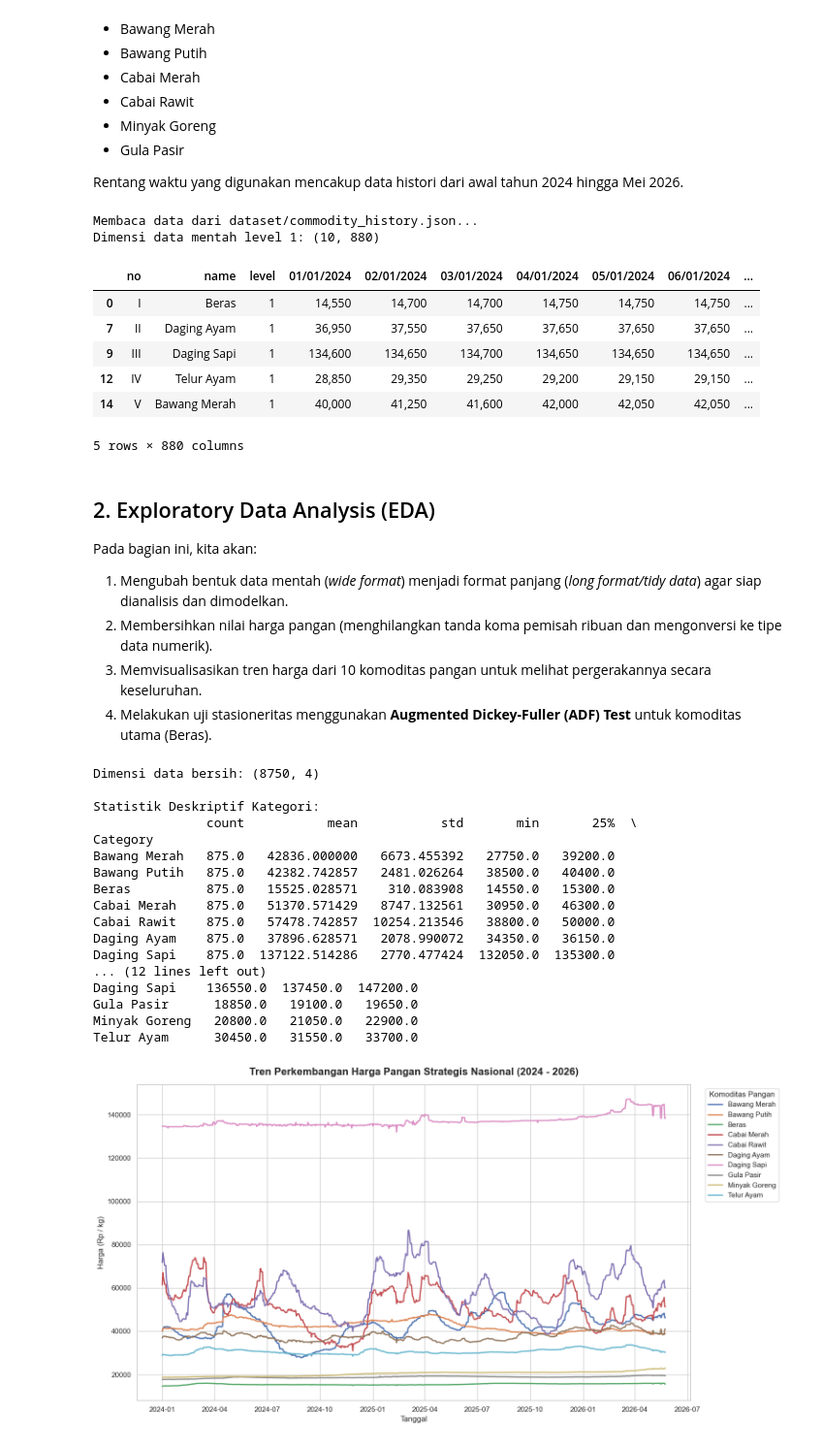
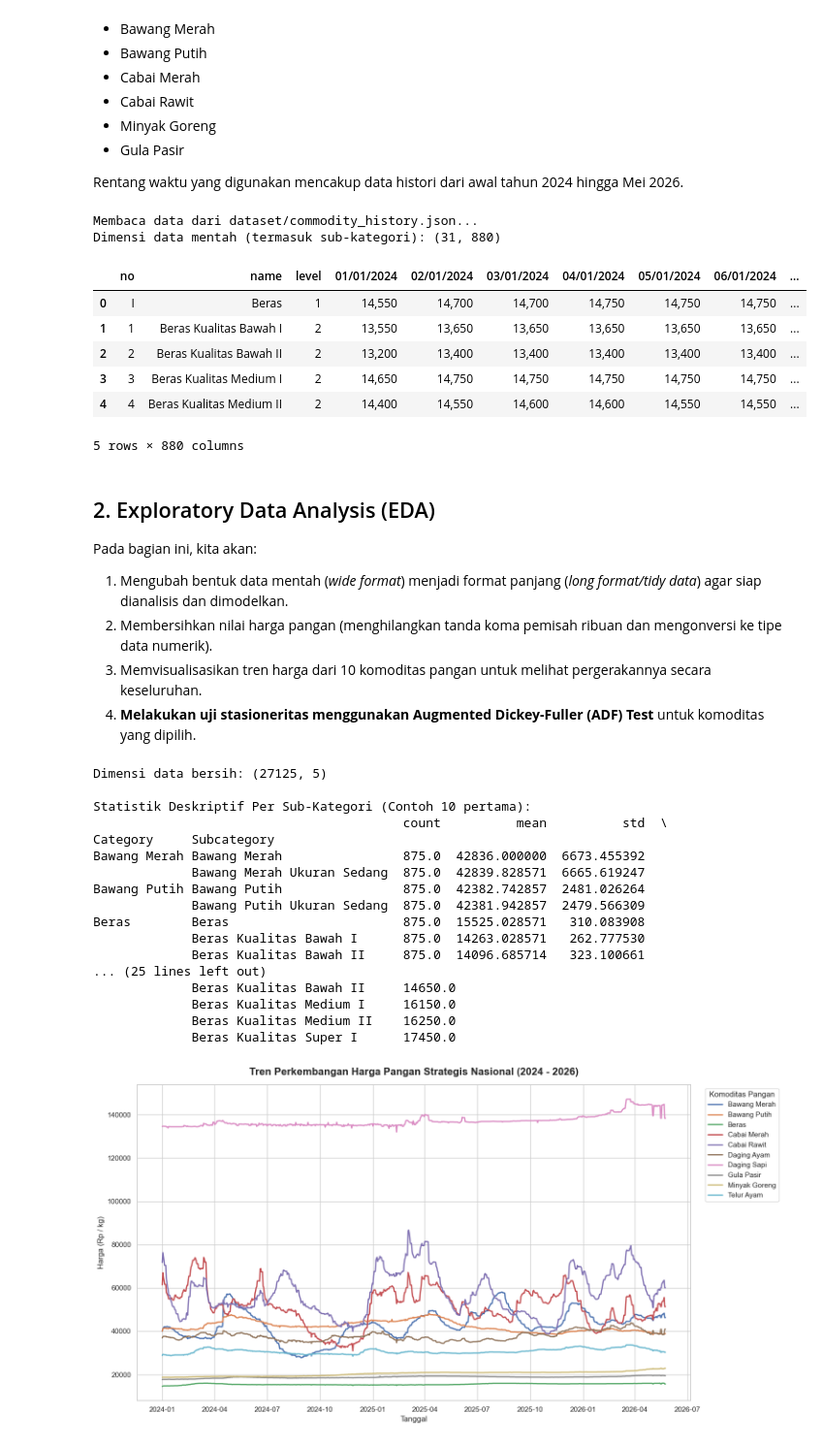
Before and after one commit to raflyherdianto/capstone-pijak, a Jupyter notebook: eksplorasi-model/Eksplorasi_K_Nearest_Neighbors.ipynb, the cells around one changed output. Shown at 97% size. Saved outputs shown, nothing was run; the diff lists cells and outputs as text; code cells hidden in the pictures.

```diff
--- a/eksplorasi-model/Eksplorasi_K_Nearest_Neighbors.ipynb
+++ b/eksplorasi-model/Eksplorasi_K_Nearest_Neighbors.ipynb
@@ -46,29 +46,42 @@ Rentang waktu yang digunakan mencakup data histori dari awal tahun 2024 hingga M
 # %%
 print("Membaca data dari dataset/commodity_history.json...")
 json_path = "dataset/commodity_history.json"
 with open(json_path, 'r') as f:
     data = json.load(f)
 
 # Mempersiapkan DataFrame mentah
-df_raw = pd.DataFrame(data['data'])
-# Memfilter hanya kategori utama (level 1)
-df_raw = df_raw[df_raw['level'] == 1].copy()
+df_raw_all = pd.DataFrame(data['data'])
 
-# Menambahkan kolom Category dan Subcategory agar konsisten dengan template sebelumnya
-df_raw['Category'] = df_raw['name']
-df_raw['Subcategory'] = df_raw['name']
+# Logic untuk menetapkan Category (Level 1) dan Subcategory (Level 2)
+processed_rows = []
+current_category = None
 
-print(f"Dimensi data mentah level 1: {df_raw.shape}")
+for _, row in df_raw_all.iterrows():
+    if row['level'] == 1:
+        current_category = row['name']
+        row_data = row.to_dict()
+        row_data['Category'] = current_category
+        row_data['Subcategory'] = current_category # Untuk level 1, subcategory sama dengan category
+        processed_rows.append(row_data)
+    elif row['level'] == 2 and current_category is not None:
+        row_data = row.to_dict()
+        row_data['Category'] = current_category
+        row_data['Subcategory'] = row['name']
+        processed_rows.append(row_data)
+
+df_raw = pd.DataFrame(processed_rows)
+
+print(f"Dimensi data mentah (termasuk sub-kategori): {df_raw.shape}")
 df_raw.head()
 # %% [output]
 Membaca data dari dataset/commodity_history.json...
-Dimensi data mentah level 1: (10, 880)
+Dimensi data mentah (termasuk sub-kategori): (31, 880)
 |  | no | name | level | 01/01/2024 | 02/01/2024 | 03/01/2024 | 04/01/2024 | 05/01/2024 | 06/01/2024 | ... |
 | 0 | I | Beras | 1 | 14,550 | 14,700 | 14,700 | 14,750 | 14,750 | 14,750 | ... |
-| 7 | II | Daging Ayam | 1 | 36,950 | 37,550 | 37,650 | 37,650 | 37,650 | 37,650 | ... |
-| 9 | III | Daging Sapi | 1 | 134,600 | 134,650 | 134,700 | 134,650 | 134,650 | 134,650 | ... |
-| 12 | IV | Telur Ayam | 1 | 28,850 | 29,350 | 29,250 | 29,200 | 29,150 | 29,150 | ... |
-| 14 | V | Bawang Merah | 1 | 40,000 | 41,250 | 41,600 | 42,000 | 42,050 | 42,050 | ... |
+| 1 | 1 | Beras Kualitas Bawah I | 2 | 13,550 | 13,650 | 13,650 | 13,650 | 13,650 | 13,650 | ... |
+| 2 | 2 | Beras Kualitas Bawah II | 2 | 13,200 | 13,400 | 13,400 | 13,400 | 13,400 | 13,400 | ... |
+| 3 | 3 | Beras Kualitas Medium I | 2 | 14,650 | 14,750 | 14,750 | 14,750 | 14,750 | 14,750 | ... |
+| 4 | 4 | Beras Kualitas Medium II | 2 | 14,400 | 14,550 | 14,600 | 14,600 | 14,550 | 14,550 | ... |
 5 rows × 880 columns
 # %% [markdown]
 ## 2. Exploratory Data Analysis (EDA)
@@ -76,7 +89,7 @@ Pada bagian ini, kita akan:
 1. Mengubah bentuk data mentah (*wide format*) menjadi format panjang (*long format/tidy data*) agar siap dianalisis dan dimodelkan.
 2. Membersihkan nilai harga pangan (menghilangkan tanda koma pemisah ribuan dan mengonversi ke tipe data numerik).
 3. Memvisualisasikan tren harga dari 10 komoditas pangan untuk melihat pergerakannya secara keseluruhan.
-4. Melakukan uji stasioneritas menggunakan **Augmented Dickey-Fuller (ADF) Test** untuk komoditas utama (Beras).
+4. **Melakukan uji stasioneritas menggunakan Augmented Dickey-Fuller (ADF) Test** untuk komoditas yang dipilih.
 # %%
 # Transformasi dari Wide ke Long format
 long_data = []
@@ -84,6 +97,7 @@ long_data = []
 for idx, row in df_raw.iterrows():
     category = row["Category"]
     subcategory = row["Subcategory"]
+    level = row["level"]
 
     for col in df_raw.columns:
         if "/" in col:  # Menandakan kolom tanggal (format DD/MM/YYYY)
@@ -96,6 +110,7 @@ for idx, row in df_raw.iterrows():
                         "Date": date_val,
                         "Category": category,
                         "Subcategory": subcategory,
+                        "Level": level,
                         "Price": price
                     })
                 except ValueError:
@@ -103,29 +118,29 @@ for idx, row in df_raw.iterrows():
 
 df_tidy = pd.DataFrame(long_data)
 df_tidy["Date"] = pd.to_datetime(df_tidy["Date"])
-df_tidy = df_tidy.sort_values(by=["Category", "Date"]).reset_index(drop=True)
+df_tidy = df_tidy.sort_values(by=["Category", "Subcategory", "Date"]).reset_index(drop=True)
 
 print("Dimensi data bersih:", df_tidy.shape)
-print("\nStatistik Deskriptif Kategori:")
-print(df_tidy.groupby("Category")["Price"].describe())
+print("\nStatistik Deskriptif Per Sub-Kategori (Contoh 10 pertama):")
+print(df_tidy.groupby(["Category", "Subcategory"])["Price"].describe().head(10))
 # %% [output]
-Dimensi data bersih: (8750, 4)
+Dimensi data bersih: (27125, 5)
 
-Statistik Deskriptif Kategori:
-               count           mean           std       min       25%  \
-Category
-Bawang Merah   875.0   42836.000000   6673.455392   27750.0   39200.0
-Bawang Putih   875.0   42382.742857   2481.026264   38500.0   40400.0
-Beras          875.0   15525.028571    310.083908   14550.0   15300.0
-Cabai Merah    875.0   51370.571429   8747.132561   30950.0   46300.0
-Cabai Rawit    875.0   57478.742857  10254.213546   38800.0   50000.0
-Daging Ayam    875.0   37896.628571   2078.990072   34350.0   36150.0
-Daging Sapi    875.0  137122.514286   2770.477424  132050.0  135300.0
-... (12 lines left out)
-Daging Sapi    136550.0  137450.0  147200.0
-Gula Pasir      18850.0   19100.0   19650.0
-Minyak Goreng   20800.0   21050.0   22900.0
-Telur Ayam      30450.0   31550.0   33700.0
+Statistik Deskriptif Per Sub-Kategori (Contoh 10 pertama):
+                                         count          mean          std  \
+Category     Subcategory
+Bawang Merah Bawang Merah                875.0  42836.000000  6673.455392
+             Bawang Merah Ukuran Sedang  875.0  42839.828571  6665.619247
+Bawang Putih Bawang Putih                875.0  42382.742857  2481.026264
+             Bawang Putih Ukuran Sedang  875.0  42381.942857  2479.566309
+Beras        Beras                       875.0  15525.028571   310.083908
+             Beras Kualitas Bawah I      875.0  14263.028571   262.777530
+             Beras Kualitas Bawah II     875.0  14096.685714   323.100661
+... (25 lines left out)
+             Beras Kualitas Bawah II     14650.0
+             Beras Kualitas Medium I     16150.0
+             Beras Kualitas Medium II    16250.0
+             Beras Kualitas Super I      17450.0
 # %%
 # Visualisasi tren harga 10 komoditas pangan harian
 plt.figure(figsize=(15, 8))
```
Also changed, not shown: parts of 7 cells of this notebook.
